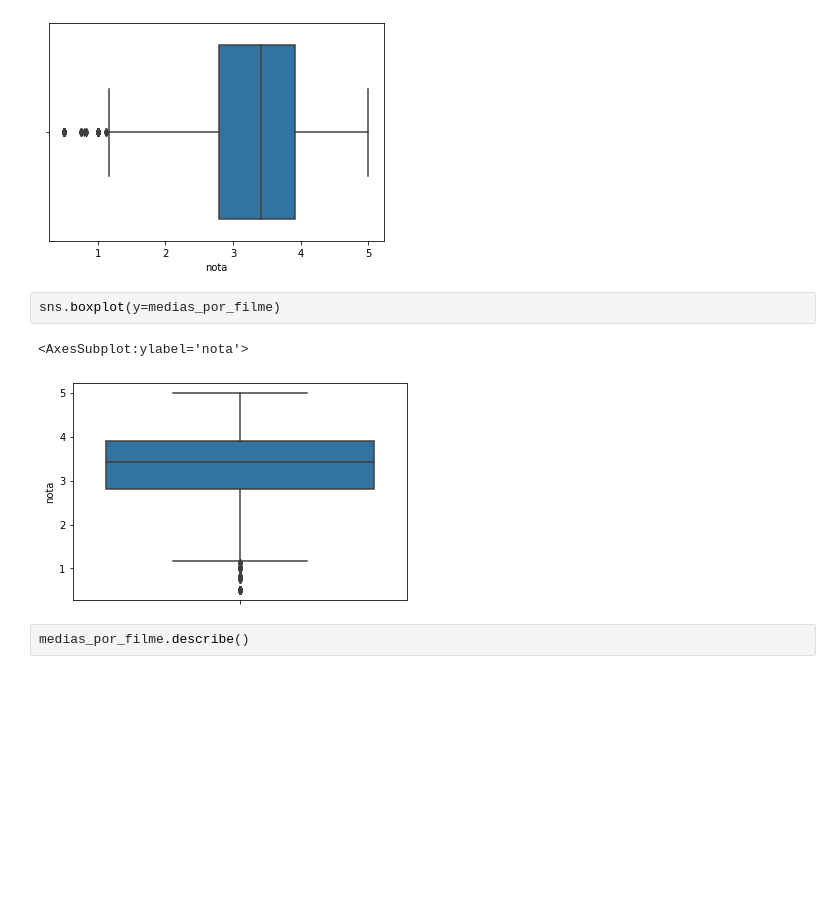
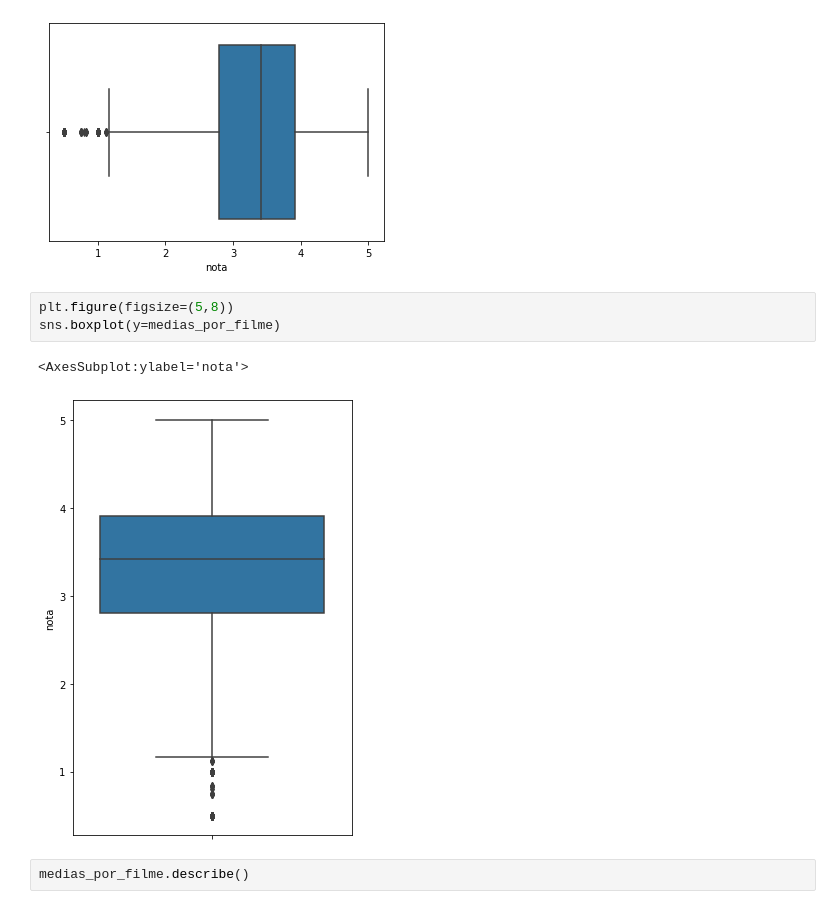
Before and after one commit to alexaugusto23/python_developer, a Jupyter notebook: Códigos Python/Data Science Jupyter NoteBook/Data Science pandas.ipynb, the cells around one changed output. Drawn from its saved outputs; the diff is of its cells as text; blank space fills up the shorter version.

```diff
--- a/Códigos Python/Data Science Jupyter NoteBook/Data Science pandas.ipynb
+++ b/Códigos Python/Data Science Jupyter NoteBook/Data Science pandas.ipynb
@@ -227,10 +228,11 @@ sns.boxplot(medias_por_filme)
 <AxesSubplot:xlabel='nota'>
 [figure]
 # %%
+plt.figure(figsize=(5,8))
 sns.boxplot(y=medias_por_filme)
 # %% [output]
 <AxesSubplot:ylabel='nota'>
-[figure, old version]
+[figure, new version]
 # %%
 medias_por_filme.describe()
 # %% [output]
```
Also changed, not shown: parts of 4 cells of this notebook, 3 other files.
